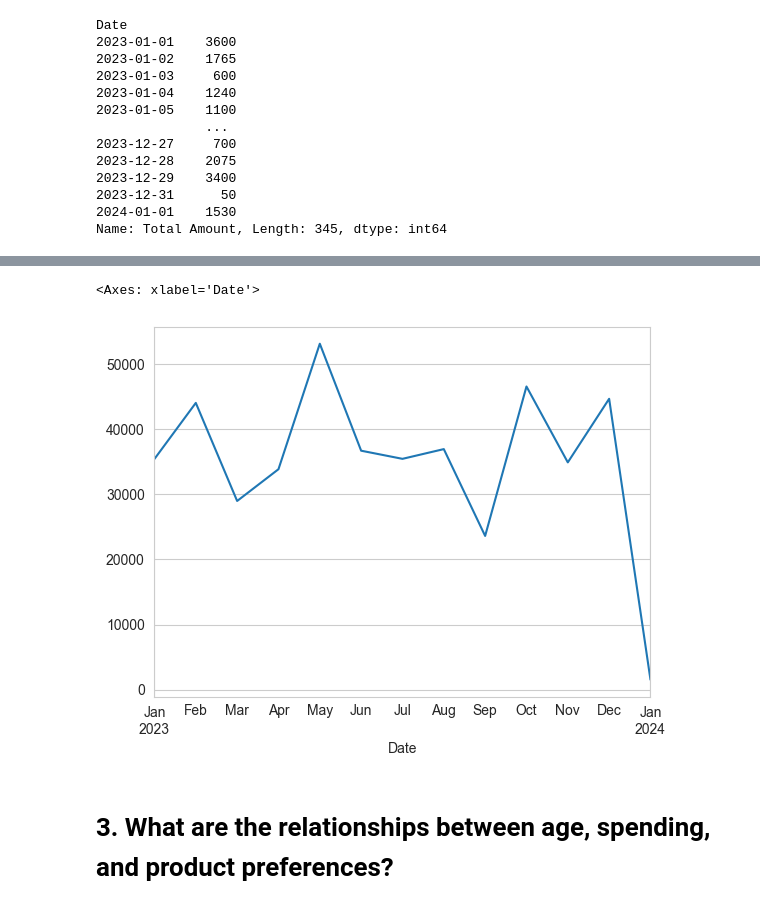
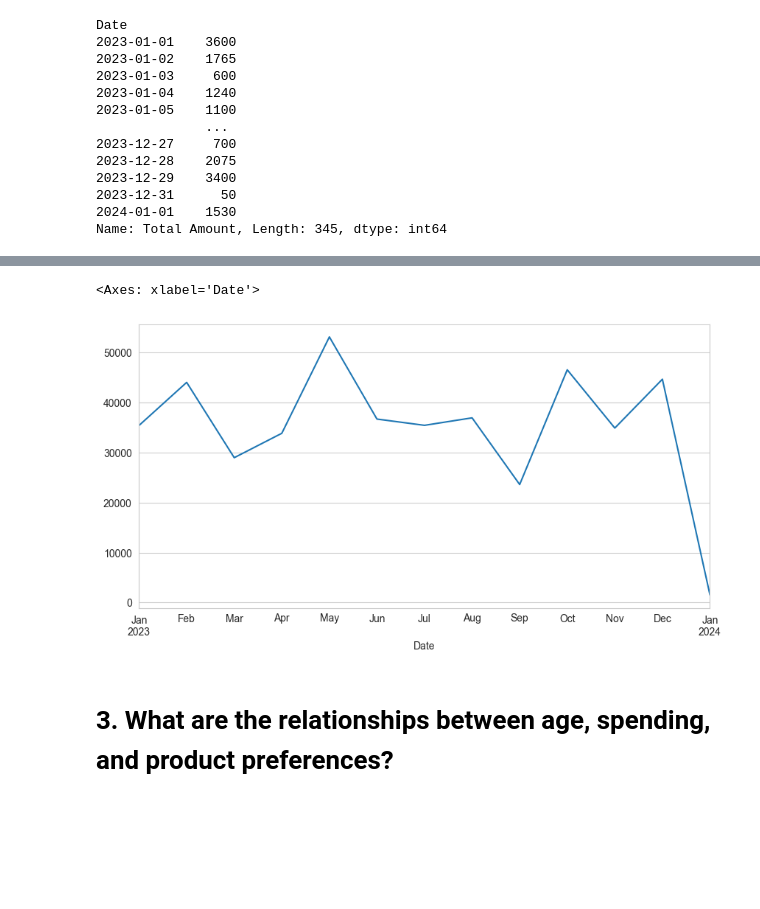
Before and after one commit to sergvbash/portfolio, a Jupyter notebook: discr_stat.ipynb, the cells around one changed output, grey strips where cells are left out. Drawn from its saved outputs; the diff is of its cells as text; code cells hidden in the pictures; blank space fills up the shorter version.

```diff
--- a/discr_stat.ipynb
+++ b/discr_stat.ipynb
@@ -126,7 +131,8 @@ total_am.resample("W", kind = 'period').sum().plot()
 # %%
+plt.figure(figsize=(10,5))
 total_am.resample("M", kind = 'period').sum().plot()
 # %% [output]
 <Axes: xlabel='Date'>
-[figure, old version]
+[figure, new version]
 # %% [markdown]
 # 3. What are the relationships between age, spending, and product preferences?
```
Also changed, not shown: parts of 18 cells of this notebook, 2 other files.
